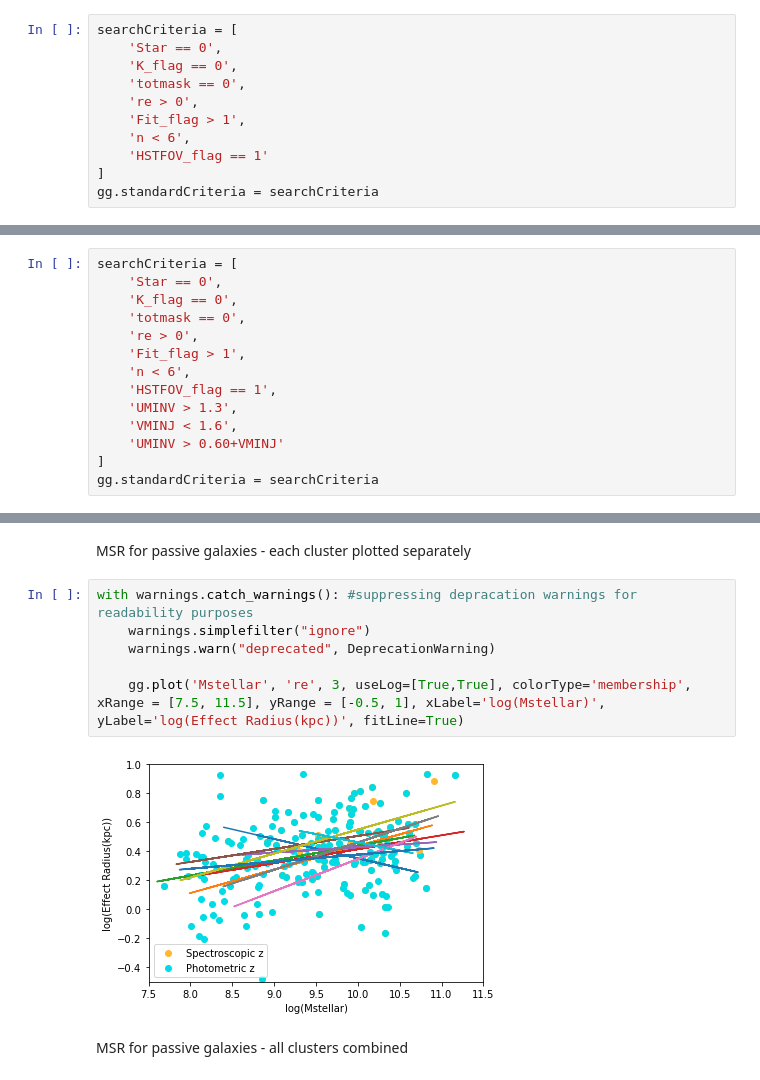
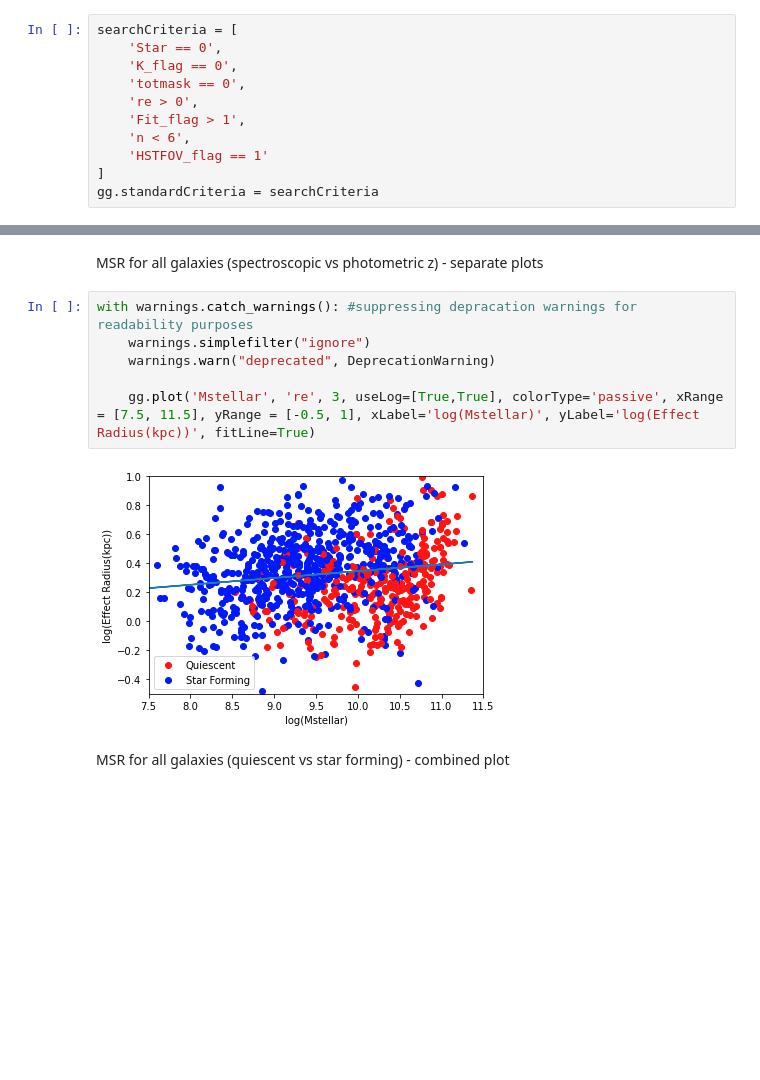
Before and after one commit to FreemanSpray/GOGREEN-Research, a Jupyter notebook: Notebooks/MSR.ipynb, the cells around one changed output, grey strips where cells are left out. Cells and saved outputs as stored; diff of their text form; blank space fills up the shorter version.

```diff
--- a/Notebooks/MSR.ipynb
+++ b/Notebooks/MSR.ipynb
@@ -44,17 +44,3 @@ MSR for all galaxies - all clusters combined
-# %%
-searchCriteria = [
-    'Star == 0',
-    'K_flag == 0',
-    'totmask == 0',
-    're > 0',
-    'Fit_flag > 1',
-    'n < 6',
-    'HSTFOV_flag == 1',
-    'UMINV > 1.3',
-    'VMINJ < 1.6',
-    'UMINV > 0.60+VMINJ'
-]
-gg.standardCriteria = searchCriteria
 # %%
 with warnings.catch_warnings(): #suppressing depracation warnings for readability purposes
     warnings.simplefilter("ignore")
@@ -66,12 +52,12 @@ with warnings.catch_warnings(): #suppressing depracation warnings for readabilit
-# %% [markdown]
-MSR for passive galaxies - each cluster plotted separately
+# %% [markdown]
+MSR for all galaxies (spectroscopic vs photometric z) - separate plots
 # %%
 with warnings.catch_warnings(): #suppressing depracation warnings for readability purposes
     warnings.simplefilter("ignore")
     warnings.warn("deprecated", DeprecationWarning)
 
-    gg.plot('Mstellar', 're', 3, useLog=[True,True], colorType='membership', xRange = [7.5, 11.5], yRange = [-0.5, 1], xLabel='log(Mstellar)', yLabel='log(Effect Radius(kpc))', fitLine=True)
+    gg.plot('Mstellar', 're', 3, useLog=[True,True], colorType='passive', xRange = [7.5, 11.5], yRange = [-0.5, 1], xLabel='log(Mstellar)', yLabel='log(Effect Radius(kpc))', fitLine=True)
 # %% [output]
-[figure, old version]
+[figure, new version]
 # %% [markdown]
-MSR for passive galaxies - all clusters combined
+MSR for all galaxies (quiescent vs star forming) - combined plot
```
Also changed, not shown: parts of 11 cells of this notebook, 1 other file.
